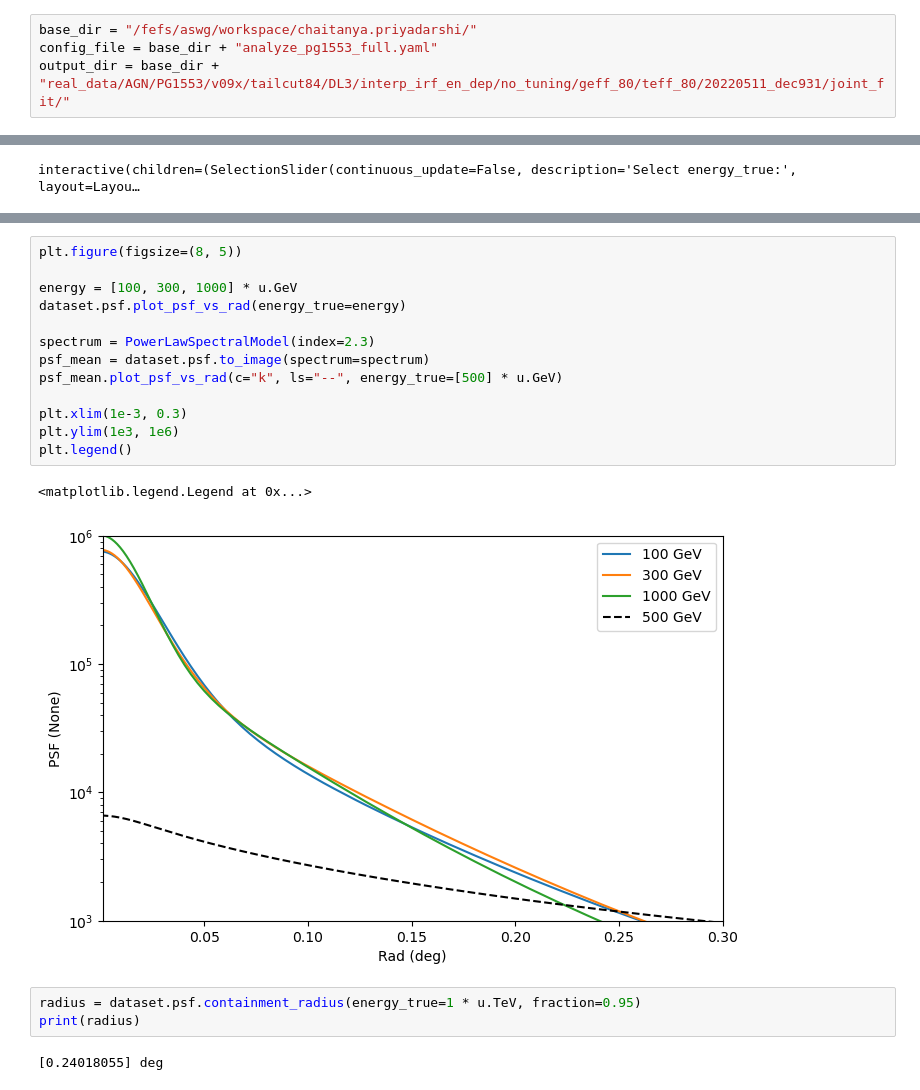
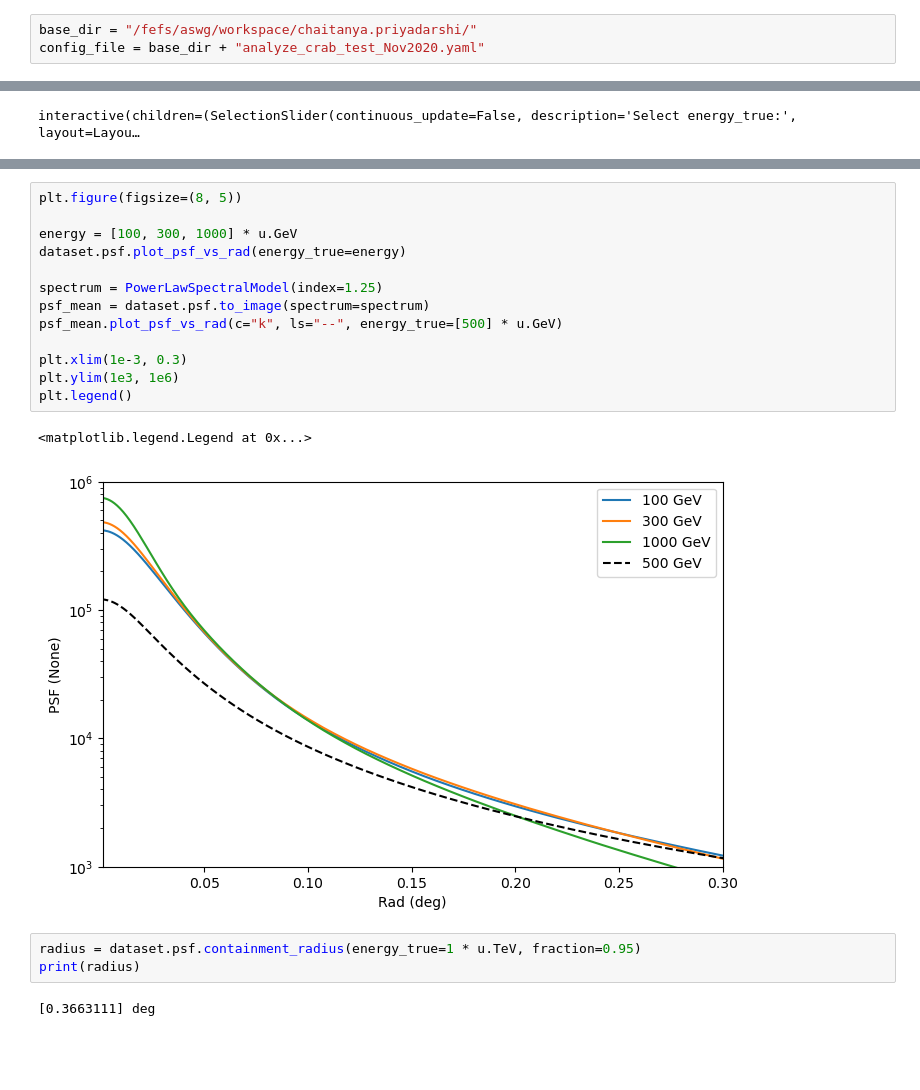
Before and after one commit to chaimain/asgardpy, a Jupyter notebook: notebooks/test_dataset_3d_step.ipynb, the cells around one changed output, grey strips where cells are left out. Saved outputs shown, nothing was run; the diff lists cells and outputs as text; blank space fills up the shorter version.

Commit message:
Update notebooks with test on Crab Nov 2020 dataset

```diff
--- a/notebooks/test_dataset_3d_step.ipynb
+++ b/notebooks/test_dataset_3d_step.ipynb
@@ -14,8 +14,7 @@ from asgardpy.data.dataset_3d import Dataset3DGeneration
 log = logging.getLogger("test 3d dataset")
 # %%
 base_dir = "/fefs/aswg/workspace/chaitanya.priyadarshi/"
-config_file = base_dir + "analyze_pg1553_full.yaml"
-output_dir = base_dir + "real_data/AGN/PG1553/v09x/tailcut84/DL3/interp_irf_en_dep/no_tuning/geff_80/teff_80/20220511_dec931/joint_fit/"
+config_file = base_dir + "analyze_crab_test_Nov2020.yaml"
 # %%
 config = AsgardpyConfig()
 # %%
@@ -626,24 +626,24 @@ dataset.psf.plot_containment_radius_vs_energy()
 # %%
 plt.figure(figsize=(8, 5))
 
 energy = [100, 300, 1000] * u.GeV
 dataset.psf.plot_psf_vs_rad(energy_true=energy)
 
-spectrum = PowerLawSpectralModel(index=2.3)
+spectrum = PowerLawSpectralModel(index=1.25)
 psf_mean = dataset.psf.to_image(spectrum=spectrum)
 psf_mean.plot_psf_vs_rad(c="k", ls="--", energy_true=[500] * u.GeV)
 
 plt.xlim(1e-3, 0.3)
 plt.ylim(1e3, 1e6)
 plt.legend()
 # %% [output]
 <matplotlib.legend.Legend at 0x...>
-[figure, old version]
+[figure, new version]
 # %%
 radius = dataset.psf.containment_radius(energy_true=1 * u.TeV, fraction=0.95)
 print(radius)
 # %% [output]
-[0.24018055] deg
+[0.3663111] deg
 # %%
 plt.figure()
 edisp_kernel = dataset.edisp.get_edisp_kernel()
```
Also changed, not shown: parts of 50 cells of this notebook, 2 other files.
